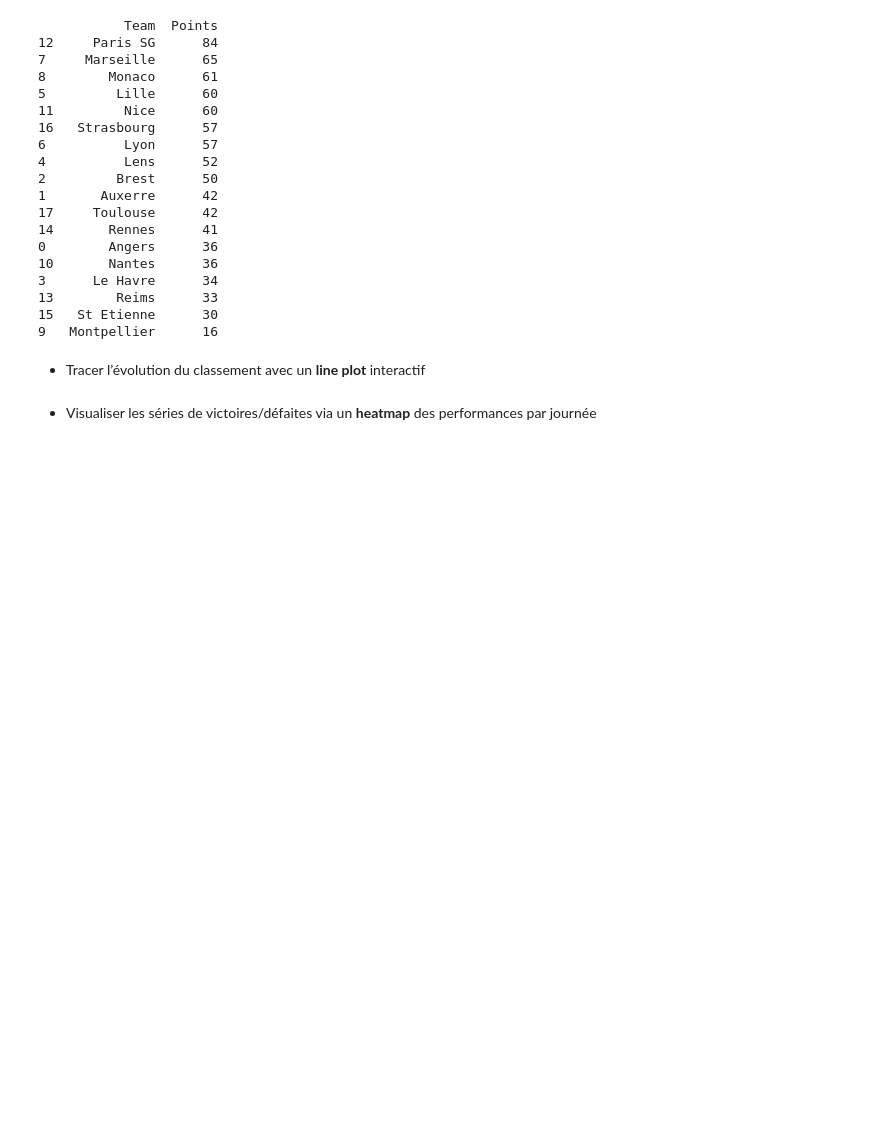
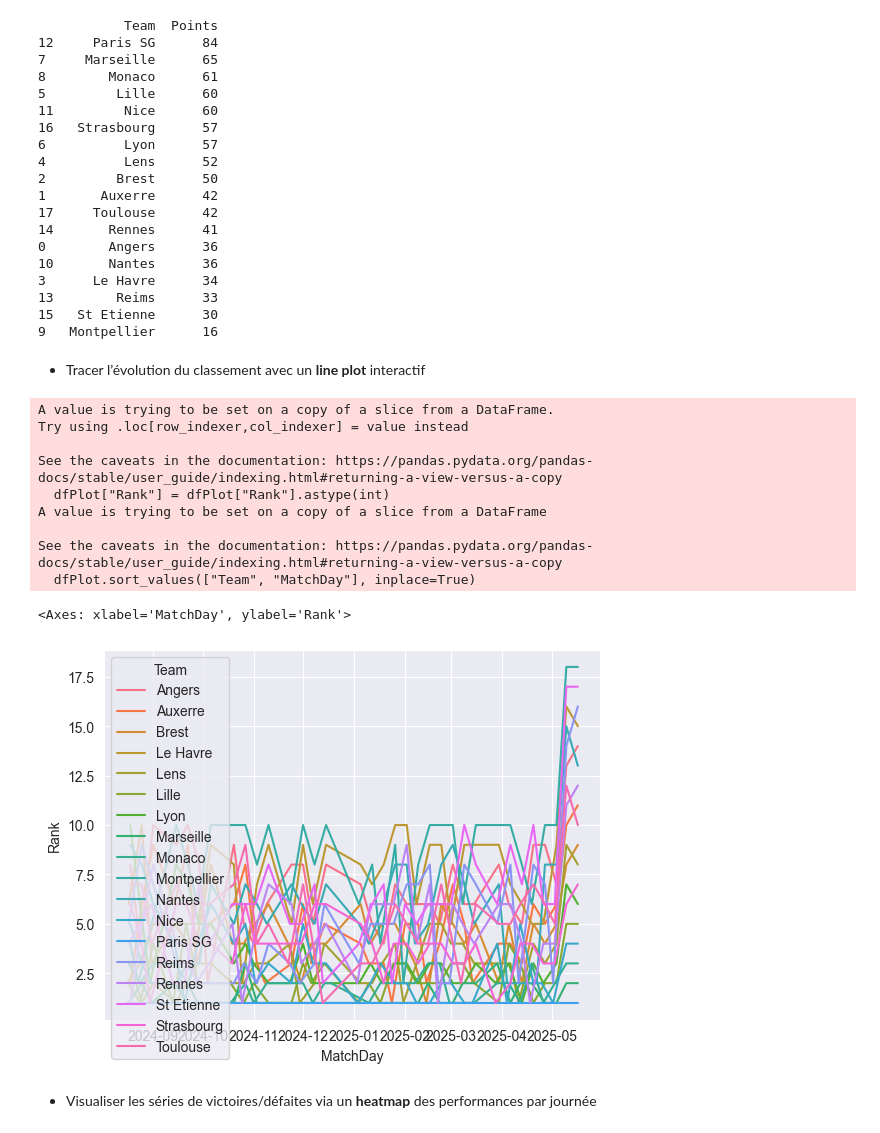
Before and after one commit to VMY7/ligue1-eda-python-24-25, a Jupyter notebook: ligue1-eda-python-24-25.ipynb, the cells around one changed output. Drawn from its saved outputs; the diff is of its cells as text; code cells hidden in the pictures; blank space fills up the shorter version.

```diff
--- a/ligue1-eda-python-24-25.ipynb
+++ b/ligue1-eda-python-24-25.ipynb
@@ -90,10 +90,11 @@ Name: Date, Length: 306, dtype: datetime64[ns]
     - TotalGoals = HomeGoals + AwayGoals
     - MatchResultBinary (optionnel)
 # %%
-df["GoalDiff"] = df["FTHG"] - df["FTAG"]
+df["GoalDiffHome"] = df["FTHG"] - df["FTAG"]
+df["GoalDiffAway"] = df["FTAG"] - df["FTHG"]
 df["TotalGoals"] = df["FTHG"] + df["FTAG"]
 # df["AwayWin"] = np.where(df["FTR"] == "A", 1, 0)
-# df.drop("NomDeLaColonne", axis=1
+df.drop("GoalDiff", axis=1)
 df.head()
 # %% [output]
 |  | Div | Date | Time | HomeTeam | AwayTeam | FTHG | FTAG | FTR | HTHG | HTAG | ... | ... |
@@ -120,12 +121,14 @@ df["PointsAway"] = np.where(df["FTR"] == "A", 3,
 # Création DataFrame Home & Away
 dfHome = pd.DataFrame({
     "Team": df["HomeTeam"],
+    "GoalDiff": df["GoalDiffHome"],
     "Points": df["PointsHome"],
     "MatchDay": date
 })
 
 dfAway = pd.DataFrame({
     "Team": df["AwayTeam"],
+    "GoalDiff": df["GoalDiffAway"],
     "Points": df["PointsAway"],
     "MatchDay": date
 })
@@ -169,5 +172,33 @@ print(dfRanking)
 9   Montpellier      16
 # %% [markdown]
 - Tracer l’évolution du classement avec un **line plot** interactif
+# %%
+# (Optionnel mais recommandé) Tie-breaker
+dfAll["CumPts"] = dfAll.groupby("Team")["Points"].cumsum()
+dfAll["CumGD"] = dfAll.groupby("Team")["GoalDiff"].cumsum()
+
+# Calculer le rang à chaque journée
+dfAll.sort_values(["MatchDay", "CumPts", "CumGD"], ascending=[True, False, False], inplace=True)
+dfAll["Rank"] = dfAll.groupby("MatchDay").apply(lambda x: x.sort_values(["CumPts", "CumGD"], ascending=[False, False]).assign(Rank=range(1, len(x)+1))).reset_index(level=0, drop=True)["Rank"]
+
+# Préparer les données pour le tracé
+dfPlot = dfAll[["MatchDay", "Team", "Rank"]]
+dfPlot["Rank"] = dfPlot["Rank"].astype(int)
+dfPlot.sort_values(["Team", "MatchDay"], inplace=True)
+
+# Tracer en interactif
+sns.lineplot(data=dfPlot, x="MatchDay", y="Rank", hue="Team")
+# %% [output]
+A value is trying to be set on a copy of a slice from a DataFrame.
+Try using .loc[row_indexer,col_indexer] = value instead
+
+See the caveats in the documentation: https://pandas.pydata.org/pandas-docs/stable/user_guide/indexing.html#returning-a-view-versus-a-copy
+  dfPlot["Rank"] = dfPlot["Rank"].astype(int)
+A value is trying to be set on a copy of a slice from a DataFrame
+
+See the caveats in the documentation: https://pandas.pydata.org/pandas-docs/stable/user_guide/indexing.html#returning-a-view-versus-a-copy
+  dfPlot.sort_values(["Team", "MatchDay"], inplace=True)
+<Axes: xlabel='MatchDay', ylabel='Rank'>
+[figure, added]
 # %% [markdown]
 - Visualiser les séries de victoires/défaites via un **heatmap** des performances par journée
```
Also changed, not shown: parts of 4 cells of this notebook.
